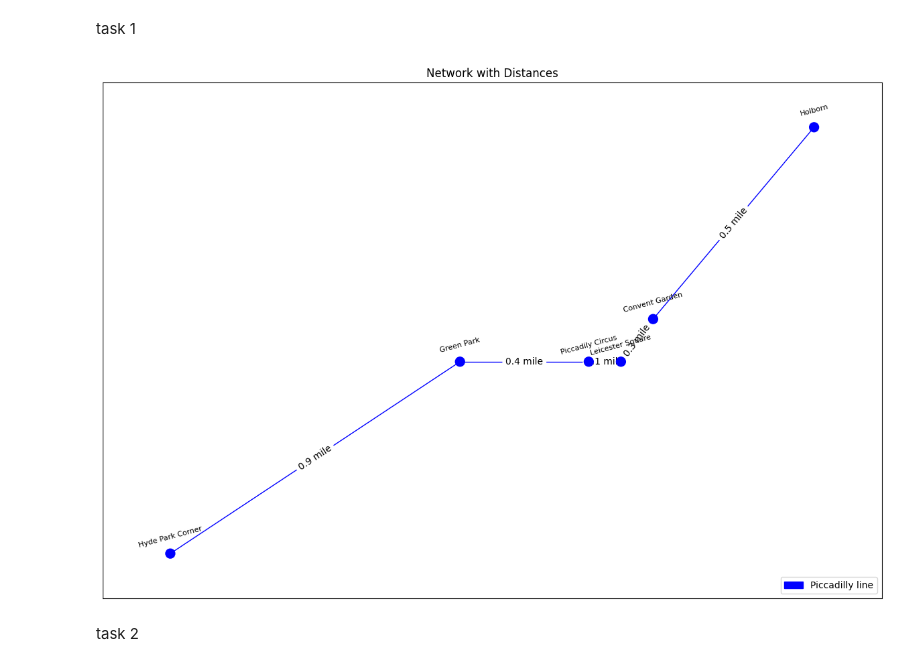
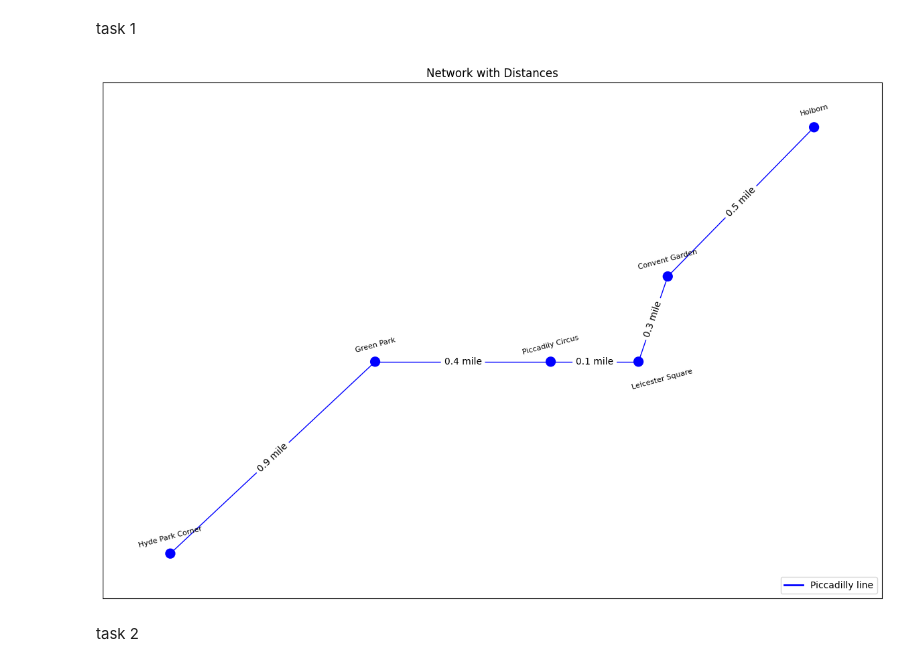
Before and after one commit to lequangphuc-1310/comp1844, a Jupyter notebook: cw.ipynb, the cells around one changed output. Drawn from its saved outputs; the diff is of its cells as text; code cells hidden in the pictures.

```diff
--- a/cw.ipynb
+++ b/cw.ipynb
@@ -17,12 +17,12 @@ import matplotlib.pyplot as plt
 
 Graph = nx.Graph()
 
-Graph.add_node('Hyde Park Corner', npos=(0, 0), ccn='#0000ff')
-Graph.add_node('Green Park', npos=(9, 9), ccn='#0000ff')
+Graph.add_node('Hyde Park Corner', npos=(0,0 ), ccn='#0000ff')
+Graph.add_node('Green Park', npos=(7, 9), ccn='#0000ff')
 Graph.add_node('Piccadily Circus', npos=(13, 9), ccn='#0000ff')
-Graph.add_node('Leicester Square', npos=(14, 9), ccn='#0000ff')
-Graph.add_node('Convent Garden', npos=(15, 11), ccn='#0000ff')
-Graph.add_node('Holborn', npos=(20, 20), ccn='#0000ff')
+Graph.add_node('Leicester Square', npos=(16, 9), ccn='#0000ff')
+Graph.add_node('Convent Garden', npos=(17, 13), ccn='#0000ff')
+Graph.add_node('Holborn', npos=(22, 20), ccn='#0000ff')
 
 distances = {
     ('Hyde Park Corner', 'Green Park'): 0.9,
@@ -39,38 +39,45 @@ for (u, v), d in distances.items():
 pos = nx.get_node_attributes(Graph, 'npos')
 nodecolour = nx.get_node_attributes(Graph, 'ccn')
 edgecolour = nx.get_edge_attributes(Graph, 'cce')
 distances = nx.get_edge_attributes(Graph, 'distance')
 
 nodearray = list(nodecolour.values())
 edgearray = list(edgecolour.values())
 
 plt.figure(figsize=(15, 10))
 
 nx.draw_networkx_nodes(Graph, pos, node_color=nodearray, node_size=100)
 nx.draw_networkx_edges(Graph, pos, edge_color=edgearray)
 
 labels = {node: node for node in Graph.nodes()}
-label_pos = {node: (x, y + 0.8) for (node, (x, y)) in pos.items()}
+label_pos = {}
+for node, (x, y) in pos.items():
+    if node == 'Leicester Square':
+        label_pos[node] = (x + 0.8, y - 0.8)  # Adjust label position for 'Leicester Square'
+    else:
+        label_pos[node] = (x, y + 0.8)
 
 for node, (x, y) in label_pos.items():
     plt.text(x, y, node, fontsize=8, rotation=15, ha='center', va='center')
 
 edge_labels = {(u, v): f'{d} mile' for (u, v), d in distances.items()}
 nx.draw_networkx_edge_labels(Graph, pos, edge_labels=edge_labels)
 
 # Add title
 plt.title("Network with Distances")
 
-# Create the legend
-blue_line = mpatches.Patch(color='#0000ff', label='Piccadilly line')
+
+# Create the legend with lines instead of patches
+from matplotlib.lines import Line2D
+blue_line = Line2D([0], [0], color='#0000ff', lw=2, label='Piccadilly line')
 
 # Place the legend in the bottom right corner
-plt.legend(handles=[blue_line], loc='lower right')
+plt.legend(handles=[blue_line], loc='lower right')\
 
 # Show the plot
 plt.show()
 # %% [output]
-[figure, old version]
+[figure, new version]
 # %% [markdown]
 task 2
 # %%
```
Also changed, not shown: parts of 2 cells of this notebook.
